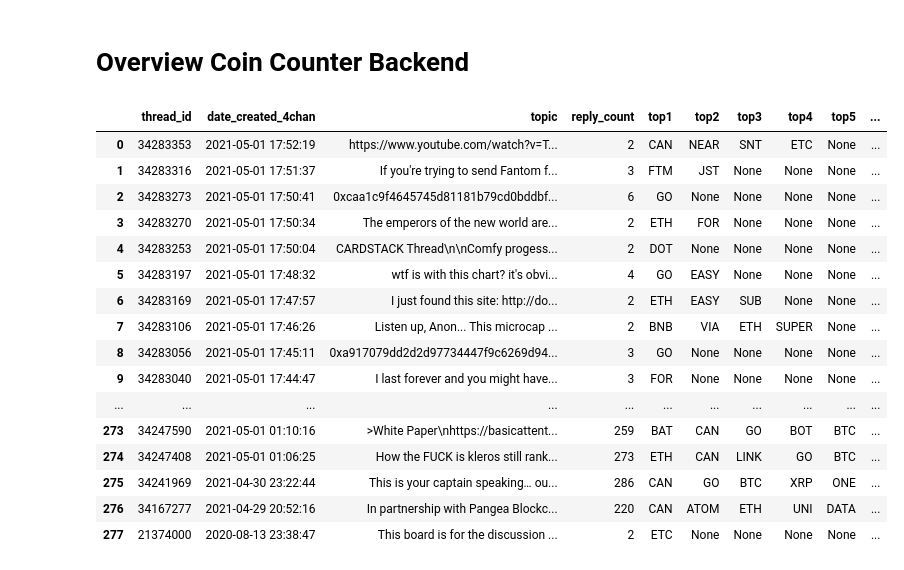
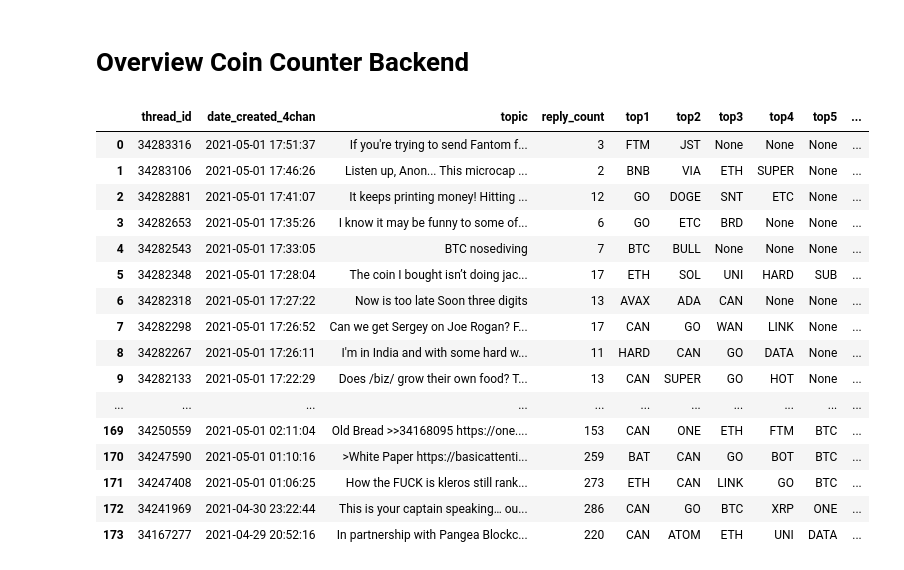
Before and after one commit to schmiddim/crypto-news-sentiment, a Jupyter notebook: coin-count-overview.ipynb, the cells around one changed output. Saved outputs shown, nothing was run; the diff lists cells and outputs as text; code cells hidden in the pictures.

```diff
--- a/coin-count-overview.ipynb
+++ b/coin-count-overview.ipynb
@@ -3,35 +3,46 @@
 # %%
 import pandas as pd
 from config.db import conn
+
+def make_clickable(val):
+    # target _blank to open new window
+    return '<a target="_blank" href="https://boards.4channel.org/biz/thread/{}/sf">{}</a>'.format(val, val)
 # %%
 from IPython.display import display
 
-sql="""SELECT r.thread_id,t.date_created_4chan, t.topic,reply_count, top1, top2,top3,top4,top5,count1,count2,count3,count4,count5
-FROM  ratings r, threads t where t.thread_id = r.thread_id AND r.has_results=1 AND reply_count >1 ORDER BY date_created_4chan DESC, count1 DESC
+sql="""
+SELECT r.thread_id,t.date_created_4chan, t.topic,reply_count, top1, top2,top3,top4,top5,count1,count2,count3,count4,count5
+FROM  ratings r, threads t
+WHERE
+    t.thread_id = r.thread_id AND r.has_results=1 AND reply_count >1 AND count1 > 1
+
+ORDER BY
+    date_created_4chan DESC, count1 DESC
 """
 
 #show complete dataframe
 pd.options.display.max_columns = None
 pd.set_option('display.max_rows', 500)
 
 
 df =pd.read_sql(sql, conn)
-display(df)
+
+df.style.format({'thread_id': make_clickable})
 # %% [output]
 |  | thread_id | date_created_4chan | topic | reply_count | top1 | top2 | top3 | top4 | top5 | ... |
-| 0 | 34283353 | 2021-05-01 17:52:19 | https://www.youtube.com/watch?v=T... | 2 | CAN | NEAR | SNT | ETC | None | ... |
-| 1 | 34283316 | 2021-05-01 17:51:37 | If you're trying to send Fantom f... | 3 | FTM | JST | None | None | None | ... |
-| 2 | 34283273 | 2021-05-01 17:50:41 | 0xcaa1c9f4645745d81181b79cd0bddbf... | 6 | GO | None | None | None | None | ... |
-| 3 | 34283270 | 2021-05-01 17:50:34 | The emperors of the new world are... | 2 | ETH | FOR | None | None | None | ... |
-| 4 | 34283253 | 2021-05-01 17:50:04 | CARDSTACK Thread\n\nComfy progess... | 2 | DOT | None | None | None | None | ... |
-| 5 | 34283197 | 2021-05-01 17:48:32 | wtf is with this chart? it's obvi... | 4 | GO | EASY | None | None | None | ... |
-| 6 | 34283169 | 2021-05-01 17:47:57 | I just found this site: http://do... | 2 | ETH | EASY | SUB | None | None | ... |
-| 7 | 34283106 | 2021-05-01 17:46:26 | Listen up, Anon... This microcap ... | 2 | BNB | VIA | ETH | SUPER | None | ... |
-| 8 | 34283056 | 2021-05-01 17:45:11 | 0xa917079dd2d2d97734447f9c6269d94... | 3 | GO | None | None | None | None | ... |
-| 9 | 34283040 | 2021-05-01 17:44:47 | I last forever and you might have... | 3 | FOR | None | None | None | None | ... |
+| 0 | 34283316 | 2021-05-01 17:51:37 | If you're trying to send Fantom f... | 3 | FTM | JST | None | None | None | ... |
+| 1 | 34283106 | 2021-05-01 17:46:26 | Listen up, Anon... This microcap ... | 2 | BNB | VIA | ETH | SUPER | None | ... |
+| 2 | 34282881 | 2021-05-01 17:41:07 | It keeps printing money! Hitting ... | 12 | GO | DOGE | SNT | ETC | None | ... |
+| 3 | 34282653 | 2021-05-01 17:35:26 | I know it may be funny to some of... | 6 | GO | ETC | BRD | None | None | ... |
+| 4 | 34282543 | 2021-05-01 17:33:05 | BTC nosediving | 7 | BTC | BULL | None | None | None | ... |
+| 5 | 34282348 | 2021-05-01 17:28:04 | The coin I bought isn’t doing jac... | 17 | ETH | SOL | UNI | HARD | SUB | ... |
+| 6 | 34282318 | 2021-05-01 17:27:22 | Now is too late Soon three digits | 13 | AVAX | ADA | CAN | None | None | ... |
+| 7 | 34282298 | 2021-05-01 17:26:52 | Can we get Sergey on Joe Rogan? F... | 17 | CAN | GO | WAN | LINK | None | ... |
+| 8 | 34282267 | 2021-05-01 17:26:11 | I'm in India and with some hard w... | 11 | HARD | CAN | GO | DATA | None | ... |
+| 9 | 34282133 | 2021-05-01 17:22:29 | Does /biz/ grow their own food? T... | 13 | CAN | SUPER | GO | HOT | None | ... |
 | ... | ... | ... | ... | ... | ... | ... | ... | ... | ... | ... |
-| 273 | 34247590 | 2021-05-01 01:10:16 | >White Paper\nhttps://basicattent... | 259 | BAT | CAN | GO | BOT | BTC | ... |
-| 274 | 34247408 | 2021-05-01 01:06:25 | How the FUCK is kleros still rank... | 273 | ETH | CAN | LINK | GO | BTC | ... |
-| 275 | 34241969 | 2021-04-30 23:22:44 | This is your captain speaking… ou... | 286 | CAN | GO | BTC | XRP | ONE | ... |
-| 276 | 34167277 | 2021-04-29 20:52:16 | In partnership with Pangea Blockc... | 220 | CAN | ATOM | ETH | UNI | DATA | ... |
-| 277 | 21374000 | 2020-08-13 23:38:47 | This board is for the discussion ... | 2 | ETC | None | None | None | None | ... |
+| 169 | 34250559 | 2021-05-01 02:11:04 | Old Bread >>34168095 https://one.... | 153 | CAN | ONE | ETH | FTM | BTC | ... |
+| 170 | 34247590 | 2021-05-01 01:10:16 | >White Paper https://basicattenti... | 259 | BAT | CAN | GO | BOT | BTC | ... |
+| 171 | 34247408 | 2021-05-01 01:06:25 | How the FUCK is kleros still rank... | 273 | ETH | CAN | LINK | GO | BTC | ... |
+| 172 | 34241969 | 2021-04-30 23:22:44 | This is your captain speaking… ou... | 286 | CAN | GO | BTC | XRP | ONE | ... |
+| 173 | 34167277 | 2021-04-29 20:52:16 | In partnership with Pangea Blockc... | 220 | CAN | ATOM | ETH | UNI | DATA | ... |
```
